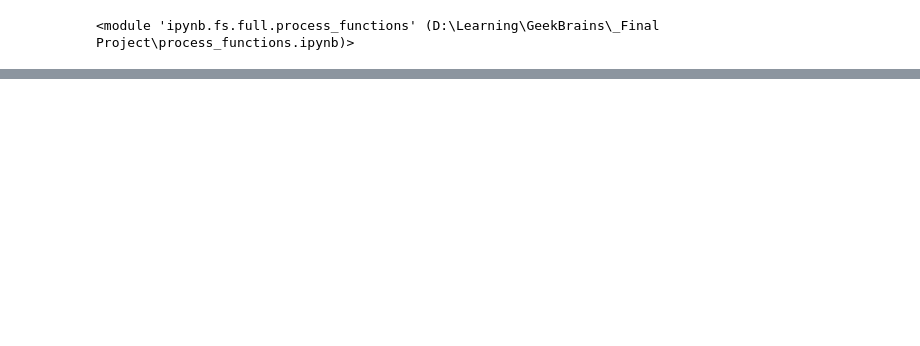
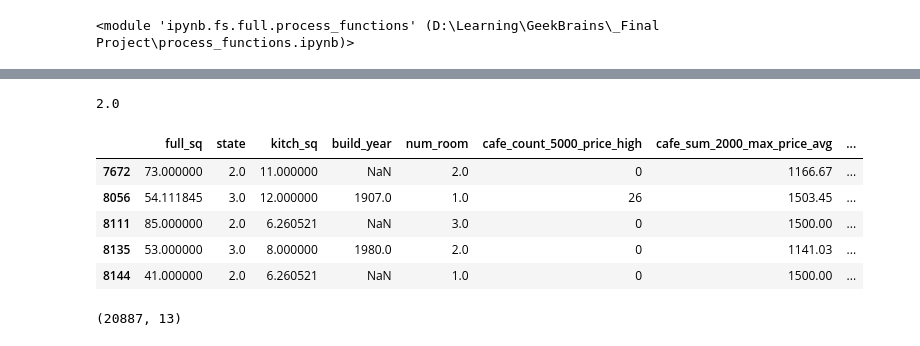
Before and after one commit to fandom170/GB_Final, a Jupyter notebook: refining_of_model_and_dataset.ipynb, the cells around one changed output, grey strips where cells are left out. Cells and saved outputs as stored; diff of their text form; code cells hidden in the pictures; blank space fills up the shorter version.

```diff
--- a/refining_of_model_and_dataset.ipynb
+++ b/refining_of_model_and_dataset.ipynb
@@ -19,0 +179,6 @@ model = pickle.load(open(filename, 'rb'))
+# %%
+indices_state = df[df['state'].apply(lambda x: isinstance(x, (np.ndarray)))]['state'].index
+for index_val in indices_state:
+    df['state'].iloc[index_val] = round(sum(df['state'].iloc[index_val]/len(df['state'].iloc[index_val])),0)
+# %%
+df=num_values_process(df, means_dict)
@@ -19,0 +201,16 @@ model = pickle.load(open(filename, 'rb'))
+# %%
+mode_state = df['state'].mode().to_list()[0]
+mode_state
+# %% [output]
+2.0
+# %%
+df['state'] = df['state'].fillna(mode_state)
+# %%
+df.head()
+# %% [output]
+|  | full_sq | state | kitch_sq | build_year | num_room | cafe_count_5000_price_high | cafe_sum_2000_max_price_avg | ... |
+| 7672 | 73.000000 | 2.0 | 11.000000 | NaN | 2.0 | 0 | 1166.67 | ... |
+| 8056 | 54.111845 | 3.0 | 12.000000 | 1907.0 | 1.0 | 26 | 1503.45 | ... |
+| 8111 | 85.000000 | 2.0 | 6.260521 | NaN | 3.0 | 0 | 1500.00 | ... |
+| 8135 | 53.000000 | 3.0 | 8.000000 | 1980.0 | 2.0 | 0 | 1141.03 | ... |
+| 8144 | 41.000000 | 2.0 | 6.260521 | NaN | 1.0 | 0 | 1500.00 | ... |
@@ -19,0 +227,4 @@ model = pickle.load(open(filename, 'rb'))
+# %%
+df.shape
+# %% [output]
+(20887, 13)
```
Also changed, not shown: parts of 73 cells of this notebook, 4 other files.
